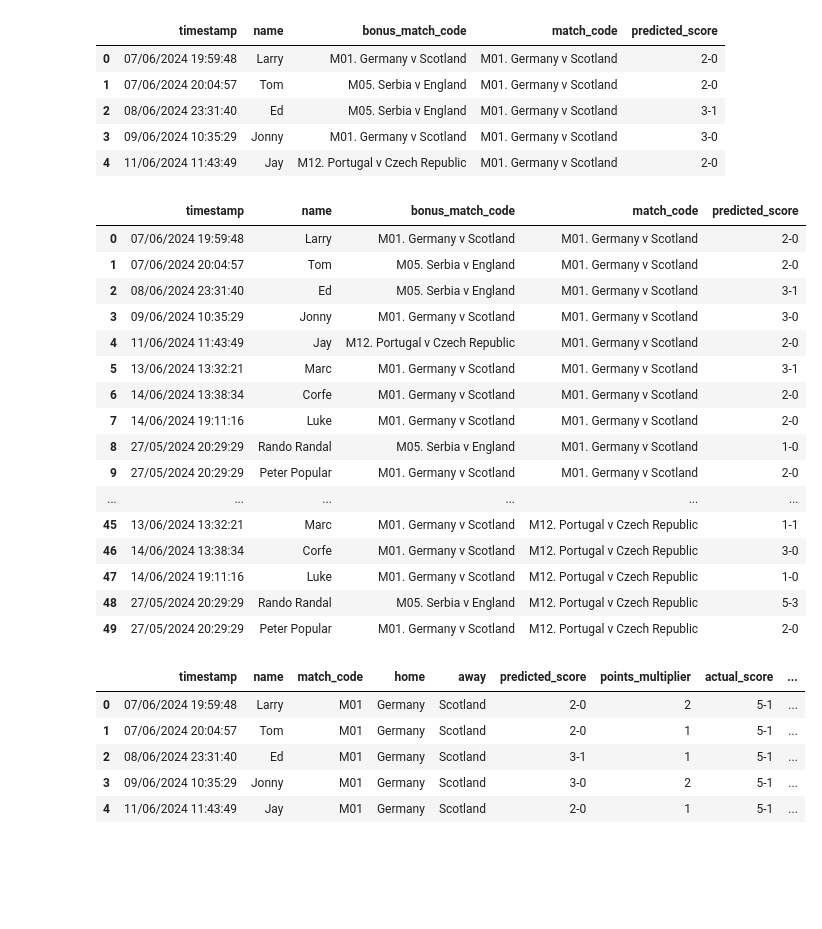
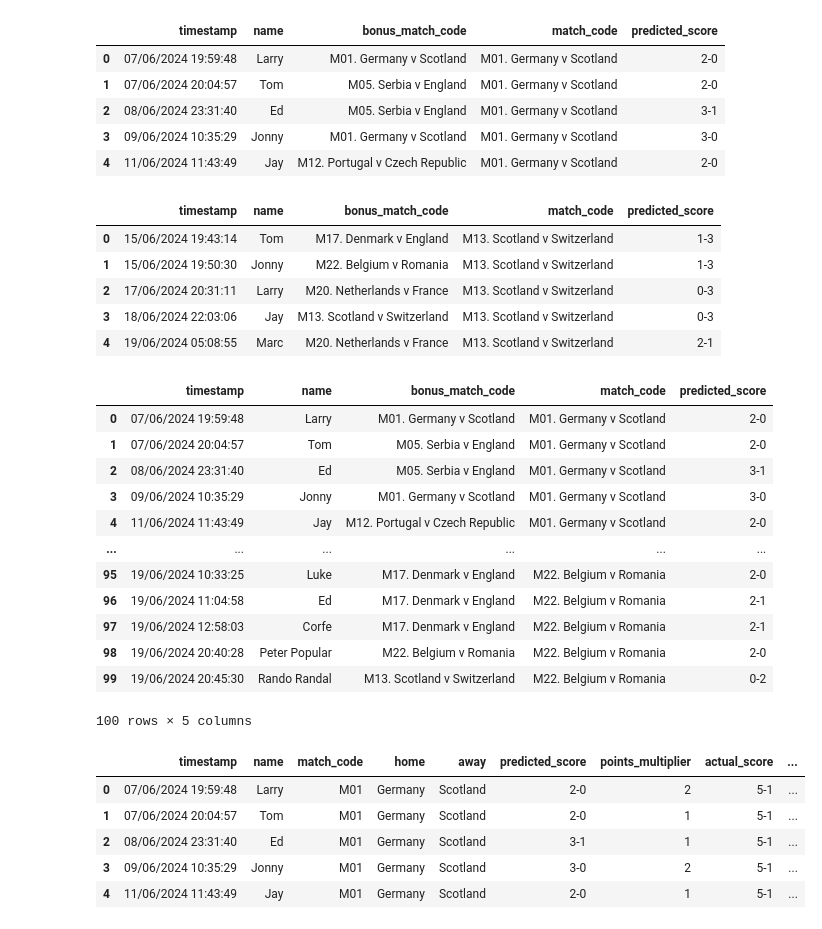
Before and after one commit to tmorgan94/euro2024-predictions, a Jupyter notebook: euro2024_predictions.ipynb, the cells around one changed output. Cells and saved outputs as stored; diff of their text form; code cells hidden in the pictures; blank space fills up the shorter version.

```diff
--- a/euro2024_predictions.ipynb
+++ b/euro2024_predictions.ipynb
@@ -21,6 +23,6 @@ df_results
 # %%
 md1_responses = pd.read_csv('data/md1_responses.csv')
-#md2_responses = pd.read_csv('data/md2_responses.csv')
+md2_responses = pd.read_csv('data/md2_responses.csv')
 # md3_responses = pd.read_csv('data/md3_responses.csv')
 # %% [markdown]
 ## Transform Data
@@ -46,12 +48,19 @@ md1_responses.head()
 | 3 | 09/06/2024 10:35:29 | Jonny | M01. Germany v Scotland | M01. Germany v Scotland | 3-0 |
 | 4 | 11/06/2024 11:43:49 | Jay | M12. Portugal v Czech Republic | M01. Germany v Scotland | 2-0 |
 # %%
-# md2_responses = md2_responses.rename(columns={'Timestamp': 'timestamp', 'Name': 'name', 'Which game would you like to give double points to?': 'bonus_match_code'})
-# # transform dataframe from wide to long
-# md2_responses = md2_responses.melt(id_vars=['timestamp', 'name', 'bonus_match_code'],
-#                                      var_name='match_code', value_name='predicted_score')
-# # preview
-# md2_responses.head()
+md2_responses = md2_responses.rename(columns={'Timestamp': 'timestamp', 'Name': 'name', 'Which game would you like to give double points to?': 'bonus_match_code'})
+# transform dataframe from wide to long
+md2_responses = md2_responses.melt(id_vars=['timestamp', 'name', 'bonus_match_code'],
+                                     var_name='match_code', value_name='predicted_score')
+# preview
+md2_responses.head()
+# %% [output]
+|  | timestamp | name | bonus_match_code | match_code | predicted_score |
+| 0 | 15/06/2024 19:43:14 | Tom | M17. Denmark v England | M13. Scotland v Switzerland | 1-3 |
+| 1 | 15/06/2024 19:50:30 | Jonny | M22. Belgium v Romania | M13. Scotland v Switzerland | 1-3 |
+| 2 | 17/06/2024 20:31:11 | Larry | M20. Netherlands v France | M13. Scotland v Switzerland | 0-3 |
+| 3 | 18/06/2024 22:03:06 | Jay | M13. Scotland v Switzerland | M13. Scotland v Switzerland | 0-3 |
+| 4 | 19/06/2024 05:08:55 | Marc | M20. Netherlands v France | M13. Scotland v Switzerland | 2-1 |
 # %%
 # md3_responses = md3_responses.rename(columns={'Timestamp': 'timestamp', 'Name': 'name', 'Which game would you like to give double points to?': 'bonus_match_code'})
 # # transform dataframe from wide to long
@@ -61,30 +70,25 @@ md1_responses.head()
 # md3_responses.head()
 # %%
 # Concatenate the DataFrames (union)
-# df_predictions = pd.concat([md1_responses, md2_responses], axis=0)
-df_predictions = md1_responses
+df_predictions = pd.concat([md1_responses, md2_responses], axis=0)
 # Reset the index for better readability
 df_predictions.reset_index(drop=True, inplace=True)
 # Display the concatenated DataFrame
 df_predictions
 # %% [output]
 |  | timestamp | name | bonus_match_code | match_code | predicted_score |
 | 0 | 07/06/2024 19:59:48 | Larry | M01. Germany v Scotland | M01. Germany v Scotland | 2-0 |
 | 1 | 07/06/2024 20:04:57 | Tom | M05. Serbia v England | M01. Germany v Scotland | 2-0 |
 | 2 | 08/06/2024 23:31:40 | Ed | M05. Serbia v England | M01. Germany v Scotland | 3-1 |
 | 3 | 09/06/2024 10:35:29 | Jonny | M01. Germany v Scotland | M01. Germany v Scotland | 3-0 |
 | 4 | 11/06/2024 11:43:49 | Jay | M12. Portugal v Czech Republic | M01. Germany v Scotland | 2-0 |
-| 5 | 13/06/2024 13:32:21 | Marc | M01. Germany v Scotland | M01. Germany v Scotland | 3-1 |
-| 6 | 14/06/2024 13:38:34 | Corfe | M01. Germany v Scotland | M01. Germany v Scotland | 2-0 |
-| 7 | 14/06/2024 19:11:16 | Luke | M01. Germany v Scotland | M01. Germany v Scotland | 2-0 |
-| 8 | 27/05/2024 20:29:29 | Rando Randal | M05. Serbia v England | M01. Germany v Scotland | 1-0 |
-| 9 | 27/05/2024 20:29:29 | Peter Popular | M01. Germany v Scotland | M01. Germany v Scotland | 2-0 |
 | ... | ... | ... | ... | ... | ... |
-| 45 | 13/06/2024 13:32:21 | Marc | M01. Germany v Scotland | M12. Portugal v Czech Republic | 1-1 |
-| 46 | 14/06/2024 13:38:34 | Corfe | M01. Germany v Scotland | M12. Portugal v Czech Republic | 3-0 |
-| 47 | 14/06/2024 19:11:16 | Luke | M01. Germany v Scotland | M12. Portugal v Czech Republic | 1-0 |
-| 48 | 27/05/2024 20:29:29 | Rando Randal | M05. Serbia v England | M12. Portugal v Czech Republic | 5-3 |
-| 49 | 27/05/2024 20:29:29 | Peter Popular | M01. Germany v Scotland | M12. Portugal v Czech Republic | 2-0 |
+| 95 | 19/06/2024 10:33:25 | Luke | M17. Denmark v England | M22. Belgium v Romania | 2-0 |
+| 96 | 19/06/2024 11:04:58 | Ed | M17. Denmark v England | M22. Belgium v Romania | 2-1 |
+| 97 | 19/06/2024 12:58:03 | Corfe | M17. Denmark v England | M22. Belgium v Romania | 2-1 |
+| 98 | 19/06/2024 20:40:28 | Peter Popular | M22. Belgium v Romania | M22. Belgium v Romania | 2-0 |
+| 99 | 19/06/2024 20:45:30 | Rando Randal | M13. Scotland v Switzerland | M22. Belgium v Romania | 0-2 |
+100 rows × 5 columns
 # %%
 # Create a new points_multiplier column
 df_predictions['points_multiplier'] = df_predictions.apply(lambda row: 2 if row['bonus_match_code'] == row['match_code'] else 1, axis=1)
```
Also changed, not shown: parts of 9 cells of this notebook, 7 other files.
